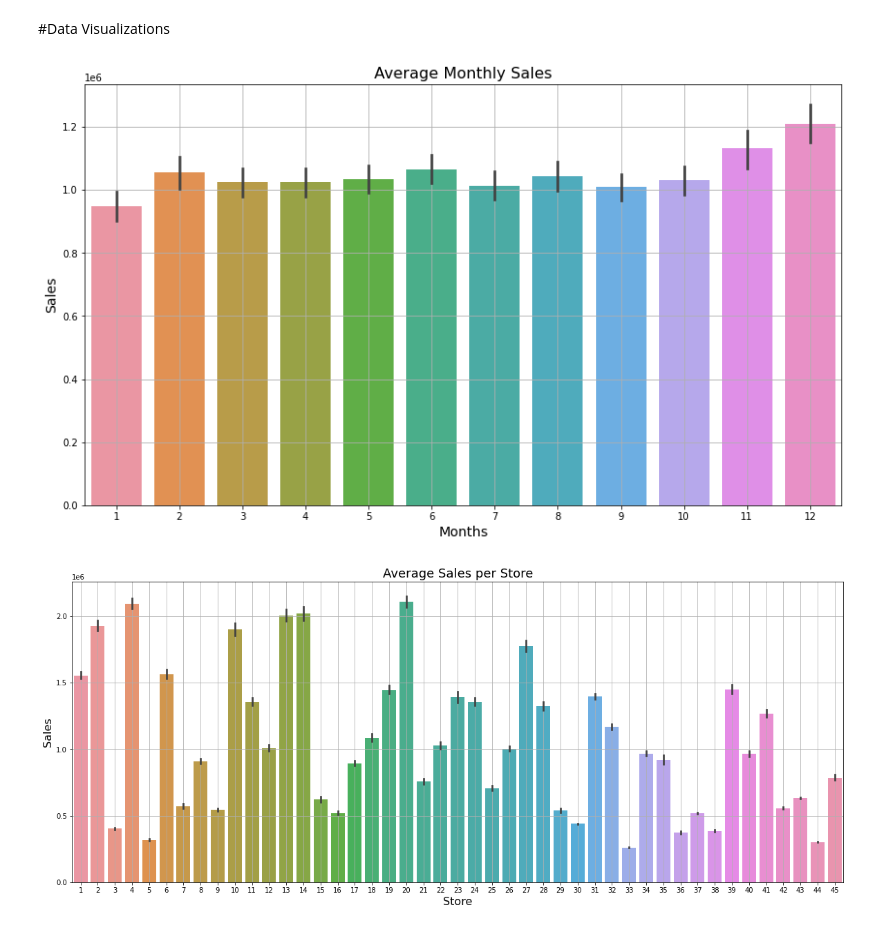
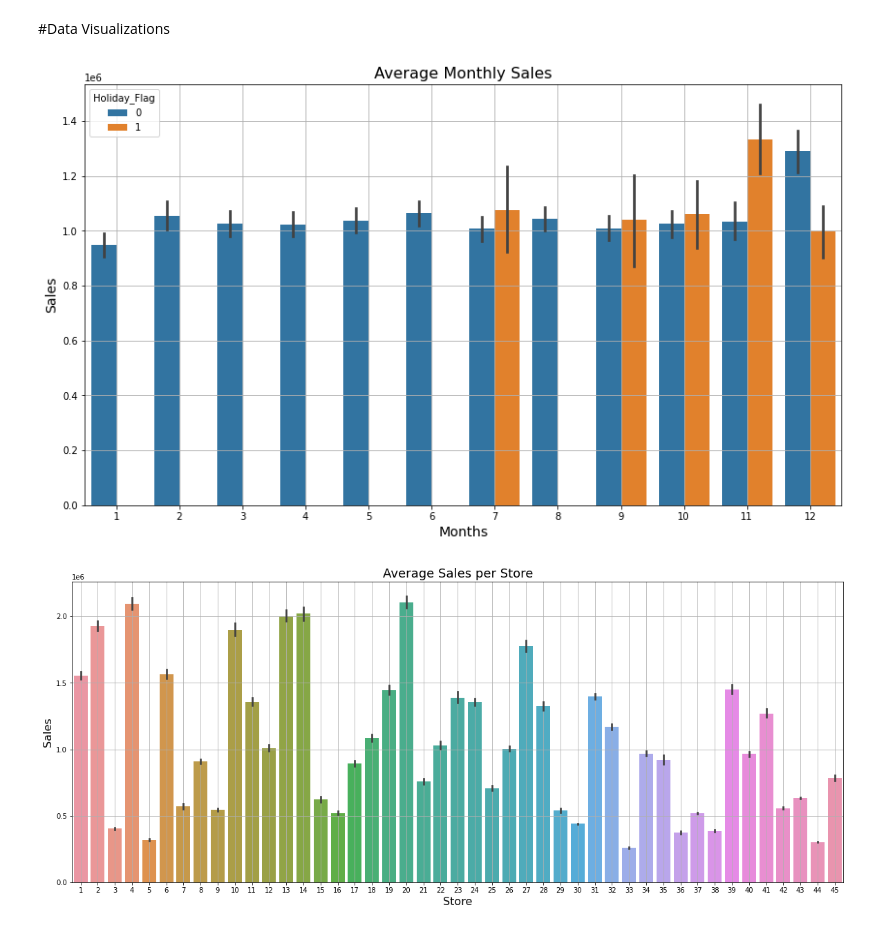
Before and after one commit to Haritha-datascientist/WalmartSalesPrediction, a Jupyter notebook: walmart_insights_prediction.ipynb, the cells around one changed output. Drawn from its saved outputs; the diff is of its cells as text; code cells hidden in the pictures.

Commit message:
modified visualization with hue as holiday flag

```diff
--- a/walmart_insights_prediction.ipynb
+++ b/walmart_insights_prediction.ipynb
@@ -172,18 +187,18 @@ df.head()
 # %% [markdown]
 #Data Visualizations
 # %%
-#Average Monthly Sales
+#Average Monthly Sales with holiday flag
 import matplotlib.pyplot as plt
 import seaborn as sns
 plt.figure(figsize=(14,8))
-sns.barplot(x='Month',y='Weekly_Sales',data=df)
+sns.barplot(x='Month',y='Weekly_Sales',hue="Holiday_Flag",data=df)
 plt.ylabel('Sales',fontsize=14)
 plt.xlabel('Months',fontsize=14)
 plt.title('Average Monthly Sales',fontsize=16)
 #plt.savefig('plots/avg_monthly_sales.png')
 plt.grid()
 # %% [output]
-[figure, old version]
+[figure, new version]
 # %%
 #Average Weekly Sales Store wise
 
```
Also changed, not shown: parts of 3 cells of this notebook.
